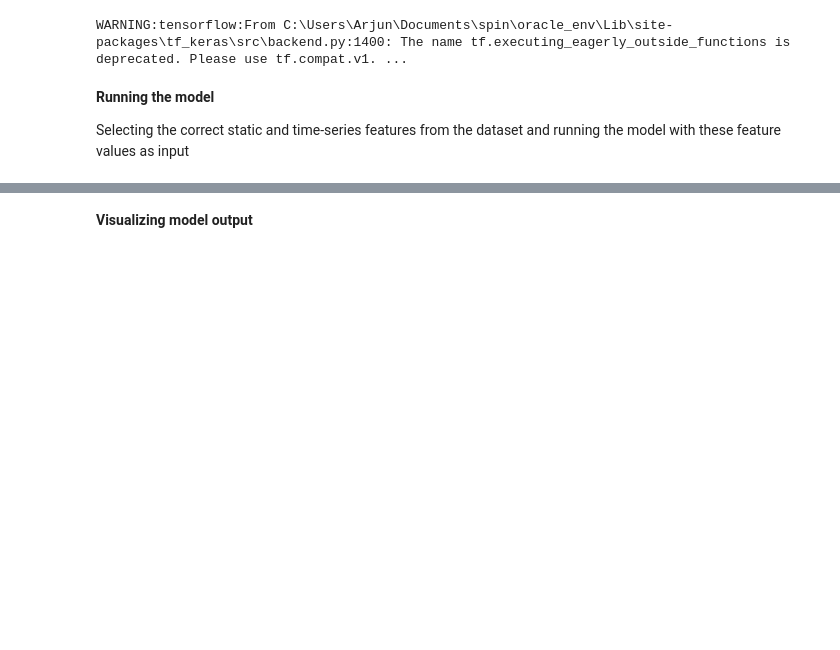
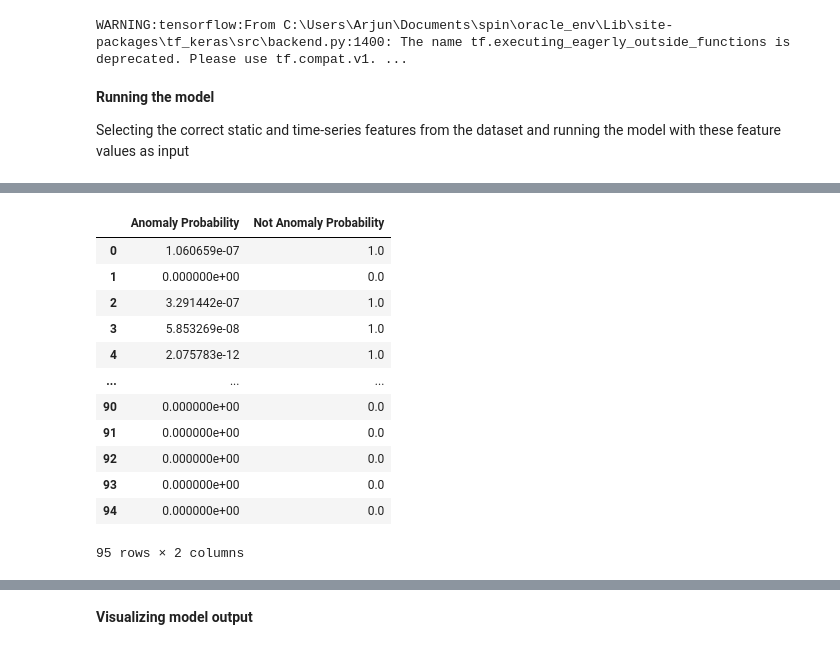
Before and after one commit to arjunchainani/ELAsTiCC-Classification, a Jupyter notebook: AnomalyDetection.ipynb, the cells around one changed output, grey strips where cells are left out. Cells and saved outputs as stored; diff of their text form; code cells hidden in the pictures; blank space fills up the shorter version.

```diff
--- a/AnomalyDetection.ipynb
+++ b/AnomalyDetection.ipynb
@@ -472,0 +618,22 @@ for j, c in enumerate(np.unique(astrophysical_classes)):
+# %%
+anomaly = pd.DataFrame({'Anomaly Probability': [anomaly_detections[row][1][0] for row in range(len(anomaly_detections))]})
+not_anomaly = pd.DataFrame({'Not Anomaly Probability': [anomaly_detections[row][1][1] for row in range(len(anomaly_detections))]})
+
+anomaly.reset_index(drop=True, inplace=True)
+not_anomaly.reset_index(drop=True, inplace=True)
+preds_df = pd.concat([anomaly, not_anomaly.set_axis(anomaly.index)], axis=1)
+preds_df
+# %% [output]
+|  | Anomaly Probability | Not Anomaly Probability |
+| 0 | 1.060659e-07 | 1.0 |
+| 1 | 0.000000e+00 | 0.0 |
+| 2 | 3.291442e-07 | 1.0 |
+| 3 | 5.853269e-08 | 1.0 |
+| 4 | 2.075783e-12 | 1.0 |
+| ... | ... | ... |
+| 90 | 0.000000e+00 | 0.0 |
+| 91 | 0.000000e+00 | 0.0 |
+| 92 | 0.000000e+00 | 0.0 |
+| 93 | 0.000000e+00 | 0.0 |
+| 94 | 0.000000e+00 | 0.0 |
+95 rows × 2 columns
```
Also changed, not shown: parts of 12 cells of this notebook.
